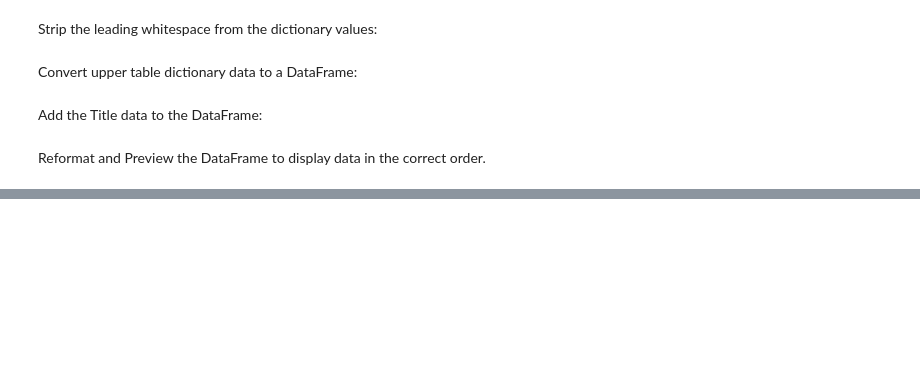
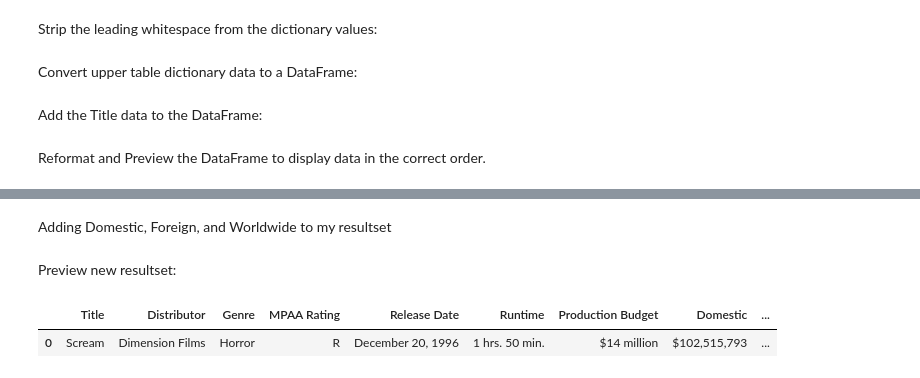
Before and after one commit to DemondLove/BoxOfficeMojo-Python-WebScraper, a Jupyter notebook: BoxOfficeMojoWebScraper.ipynb, the cells around one changed output, grey strips where cells are left out. Drawn from its saved outputs; the diff is of its cells as text; code cells hidden in the pictures; blank space fills up the shorter version.

Commit message:
Added Domestic, Foreign, and Worldwide Total Lifetime Grosses

```diff
--- a/BoxOfficeMojoWebScraper.ipynb
+++ b/BoxOfficeMojoWebScraper.ipynb
@@ -96,0 +113,6 @@ upper_table_df
+# %%
+total_lifetime_grosses_table_rows = total_lifetime_grosses_table.find_all('td')
+# %%
+li = []
+for tr in total_lifetime_grosses_table_rows:
+    li.append(tr.text)
@@ -96,0 +134,7 @@ upper_table_df
+# %%
+for x in range(0, len(li)):
+    li[x] = li[x].replace('\xa0', '')
+    li[x] = li[x].replace('+', '')
+    li[x] = li[x].replace('=', '')
+    li[x] = li[x].replace(':', '')
+li = [x for x in li if x]
@@ -96,0 +152,13 @@ upper_table_df
+# %% [markdown]
+Adding Domestic, Foreign, and Worldwide to my resultset
+# %%
+resultset_df['Domestic'] = li[1]
+resultset_df['Foreign'] = li[4]
+resultset_df['Worldwide'] = li[7]
+# %% [markdown]
+Preview new resultset:
+# %%
+resultset_df
+# %% [output]
+|  | Title | Distributor | Genre | MPAA Rating | Release Date | Runtime | Production Budget | Domestic | ... |
+| 0 | Scream | Dimension Films | Horror | R | December 20, 1996 | 1 hrs. 50 min. | $14 million | $102,515,793 | ... |
```
Also changed, not shown: parts of 18 cells of this notebook.
